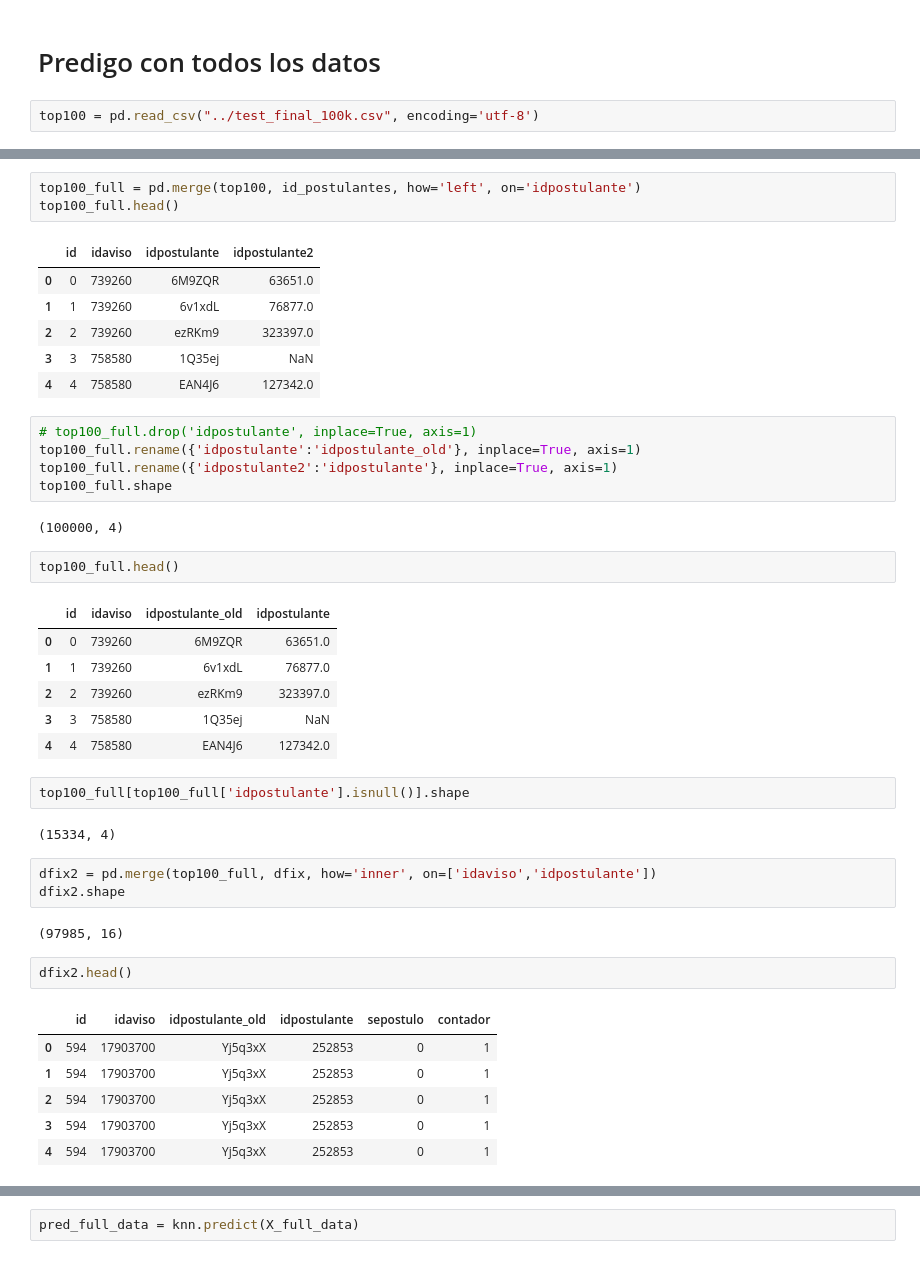
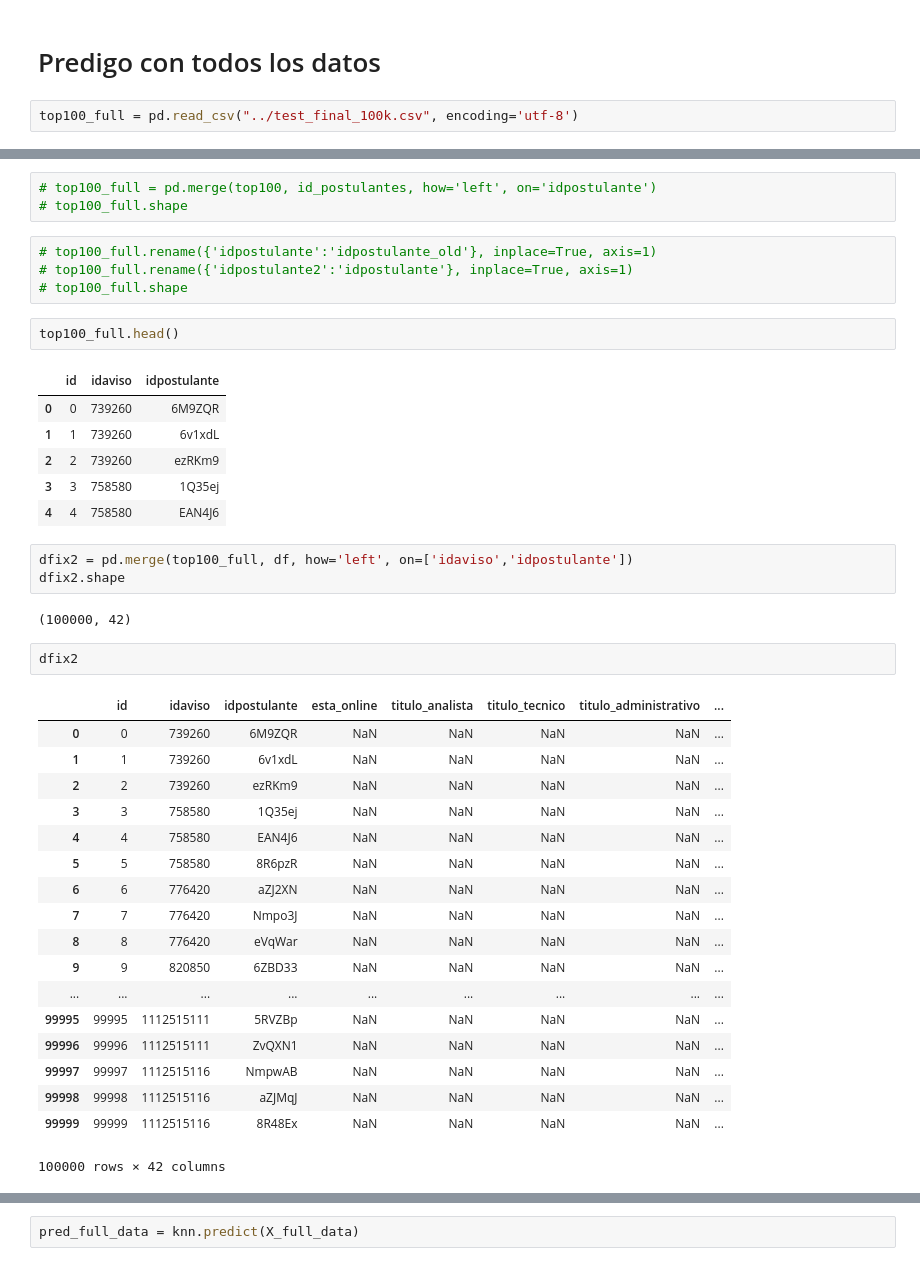
Before and after one commit to PRPablo/dataJobSearches, a Jupyter notebook: prediction/4-Adri KNN.ipynb, the cells around one changed output, grey strips where cells are left out. Drawn from its saved outputs; the diff is of its cells as text.

```diff
--- a/prediction/4-Adri KNN.ipynb
+++ b/prediction/4-Adri KNN.ipynb
@@ -109,5 +101,5 @@ pred_df.head()
 # %% [markdown]
 # Predigo con todos los datos
 # %%
-top100 = pd.read_csv("../test_final_100k.csv", encoding='utf-8')
+top100_full = pd.read_csv("../test_final_100k.csv", encoding='utf-8')
 # %%
@@ -124,44 +109,42 @@ id_postulantes.head()
 # %%
-top100_full = pd.merge(top100, id_postulantes, how='left', on='idpostulante')
-top100_full.head()
+# top100_full = pd.merge(top100, id_postulantes, how='left', on='idpostulante')
+# top100_full.shape
-# %% [output]
-|  | id | idaviso | idpostulante | idpostulante2 |
-| 0 | 0 | 739260 | 6M9ZQR | 63651.0 |
-| 1 | 1 | 739260 | 6v1xdL | 76877.0 |
-| 2 | 2 | 739260 | ezRKm9 | 323397.0 |
-| 3 | 3 | 758580 | 1Q35ej | NaN |
-| 4 | 4 | 758580 | EAN4J6 | 127342.0 |
 # %%
-# top100_full.drop('idpostulante', inplace=True, axis=1)
-top100_full.rename({'idpostulante':'idpostulante_old'}, inplace=True, axis=1)
-top100_full.rename({'idpostulante2':'idpostulante'}, inplace=True, axis=1)
-top100_full.shape
+# top100_full.rename({'idpostulante':'idpostulante_old'}, inplace=True, axis=1)
+# top100_full.rename({'idpostulante2':'idpostulante'}, inplace=True, axis=1)
+# top100_full.shape
-# %% [output]
-(100000, 4)
 # %%
 top100_full.head()
 # %% [output]
-|  | id | idaviso | idpostulante_old | idpostulante |
-| 0 | 0 | 739260 | 6M9ZQR | 63651.0 |
-| 1 | 1 | 739260 | 6v1xdL | 76877.0 |
-| 2 | 2 | 739260 | ezRKm9 | 323397.0 |
-| 3 | 3 | 758580 | 1Q35ej | NaN |
-| 4 | 4 | 758580 | EAN4J6 | 127342.0 |
+|  | id | idaviso | idpostulante |
+| 0 | 0 | 739260 | 6M9ZQR |
+| 1 | 1 | 739260 | 6v1xdL |
+| 2 | 2 | 739260 | ezRKm9 |
+| 3 | 3 | 758580 | 1Q35ej |
+| 4 | 4 | 758580 | EAN4J6 |
-# %%
-top100_full[top100_full['idpostulante'].isnull()].shape
-# %% [output]
-(15334, 4)
 # %%
-dfix2 = pd.merge(top100_full, dfix, how='inner', on=['idaviso','idpostulante'])
+dfix2 = pd.merge(top100_full, df, how='left', on=['idaviso','idpostulante'])
 dfix2.shape
 # %% [output]
-(97985, 16)
+(100000, 42)
 # %%
-dfix2.head()
+dfix2
 # %% [output]
-|  | id | idaviso | idpostulante_old | idpostulante | sepostulo | contador |
-| 0 | 594 | 17903700 | Yj5q3xX | 252853 | 0 | 1 |
-| 1 | 594 | 17903700 | Yj5q3xX | 252853 | 0 | 1 |
-| 2 | 594 | 17903700 | Yj5q3xX | 252853 | 0 | 1 |
-| 3 | 594 | 17903700 | Yj5q3xX | 252853 | 0 | 1 |
-| 4 | 594 | 17903700 | Yj5q3xX | 252853 | 0 | 1 |
+|  | id | idaviso | idpostulante | esta_online | titulo_analista | titulo_tecnico | titulo_administrativo | ... |
+| 0 | 0 | 739260 | 6M9ZQR | NaN | NaN | NaN | NaN | ... |
+| 1 | 1 | 739260 | 6v1xdL | NaN | NaN | NaN | NaN | ... |
+| 2 | 2 | 739260 | ezRKm9 | NaN | NaN | NaN | NaN | ... |
+| 3 | 3 | 758580 | 1Q35ej | NaN | NaN | NaN | NaN | ... |
+| 4 | 4 | 758580 | EAN4J6 | NaN | NaN | NaN | NaN | ... |
+| 5 | 5 | 758580 | 8R6pzR | NaN | NaN | NaN | NaN | ... |
+| 6 | 6 | 776420 | aZJ2XN | NaN | NaN | NaN | NaN | ... |
+| 7 | 7 | 776420 | Nmpo3J | NaN | NaN | NaN | NaN | ... |
+| 8 | 8 | 776420 | eVqWar | NaN | NaN | NaN | NaN | ... |
+| 9 | 9 | 820850 | 6ZBD33 | NaN | NaN | NaN | NaN | ... |
+| ... | ... | ... | ... | ... | ... | ... | ... | ... |
+| 99995 | 99995 | 1112515111 | 5RVZBp | NaN | NaN | NaN | NaN | ... |
+| 99996 | 99996 | 1112515111 | ZvQXN1 | NaN | NaN | NaN | NaN | ... |
+| 99997 | 99997 | 1112515116 | NmpwAB | NaN | NaN | NaN | NaN | ... |
+| 99998 | 99998 | 1112515116 | aZJMqJ | NaN | NaN | NaN | NaN | ... |
+| 99999 | 99999 | 1112515116 | 8R48Ex | NaN | NaN | NaN | NaN | ... |
+100000 rows × 42 columns
```
Also changed, not shown: parts of 59 cells of this notebook, 4 other files.
